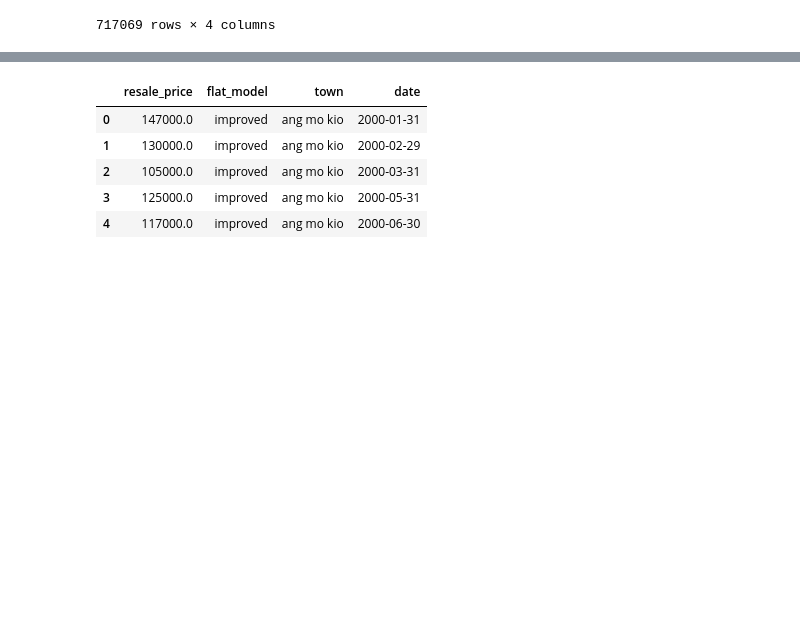
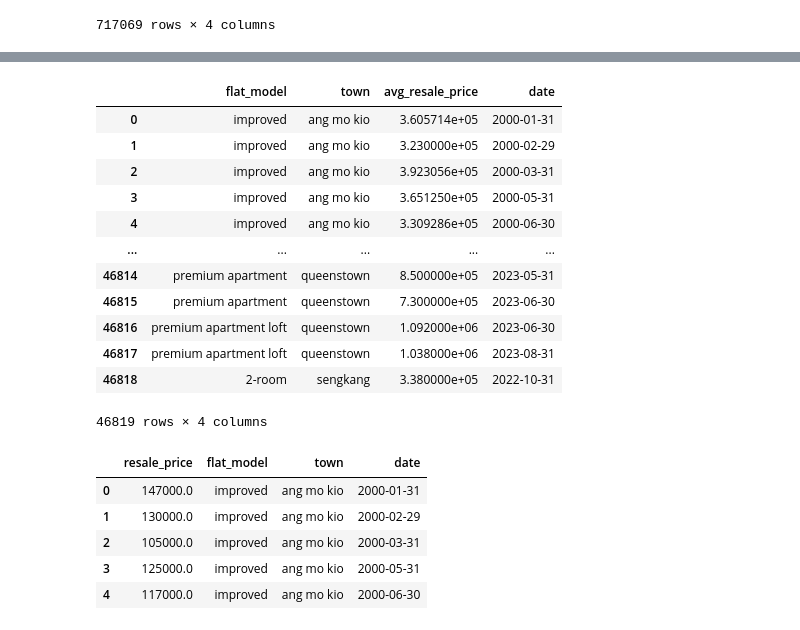
Before and after one commit to Yang990121/Data-Engine, a Jupyter notebook: connection.ipynb, the cells around one changed output, grey strips where cells are left out. Saved outputs shown, nothing was run; the diff lists cells and outputs as text; code cells hidden in the pictures; blank space fills up the shorter version.

```diff
--- a/connection.ipynb
+++ b/connection.ipynb
@@ -333,3 +395,36 @@ client = bigquery.Client(credentials=credentials)
+# %%
+def query_table_from_bq2():
+    query = """
+        SELECT
+            LOWER(p.flat_model) as flat_model,
+            LOWER(a.town) as town,
+            AVG(d.resale_price) as avg_resale_price,
+            LAST_DAY(PARSE_DATE('%Y-%m', t.month)) as date
+        FROM `is3107-418011.is3107.resale_data` d
+        LEFT JOIN `is3107-418011.is3107.Property_new` p ON d.property_id = p.property_id
+        LEFT JOIN `is3107-418011.is3107.Address_new` a ON d.address_id = a.address_id
+        LEFT JOIN `is3107-418011.is3107.Transaction_new` t ON d.transaction_id = t.transaction_id
+        GROUP BY flat_model, town, date
+    """
+
+    return client.query(query).to_dataframe()
+temp2 = query_table_from_bq2()
+# %%
+temp2
+# %% [output]
+|  | flat_model | town | avg_resale_price | date |
+| 0 | improved | ang mo kio | 3.605714e+05 | 2000-01-31 |
+| 1 | improved | ang mo kio | 3.230000e+05 | 2000-02-29 |
+| 2 | improved | ang mo kio | 3.923056e+05 | 2000-03-31 |
+| 3 | improved | ang mo kio | 3.651250e+05 | 2000-05-31 |
+| 4 | improved | ang mo kio | 3.309286e+05 | 2000-06-30 |
+| ... | ... | ... | ... | ... |
+| 46814 | premium apartment | queenstown | 8.500000e+05 | 2023-05-31 |
+| 46815 | premium apartment | queenstown | 7.300000e+05 | 2023-06-30 |
+| 46816 | premium apartment loft | queenstown | 1.092000e+06 | 2023-06-30 |
+| 46817 | premium apartment loft | queenstown | 1.038000e+06 | 2023-08-31 |
+| 46818 | 2-room | sengkang | 3.380000e+05 | 2022-10-31 |
+46819 rows × 4 columns
 # %%
 def query_table_from_bq():
     # job_config = bigquery.QueryJobConfig()
```
Also changed, not shown: parts of 2 cells of this notebook, 3 other files.
